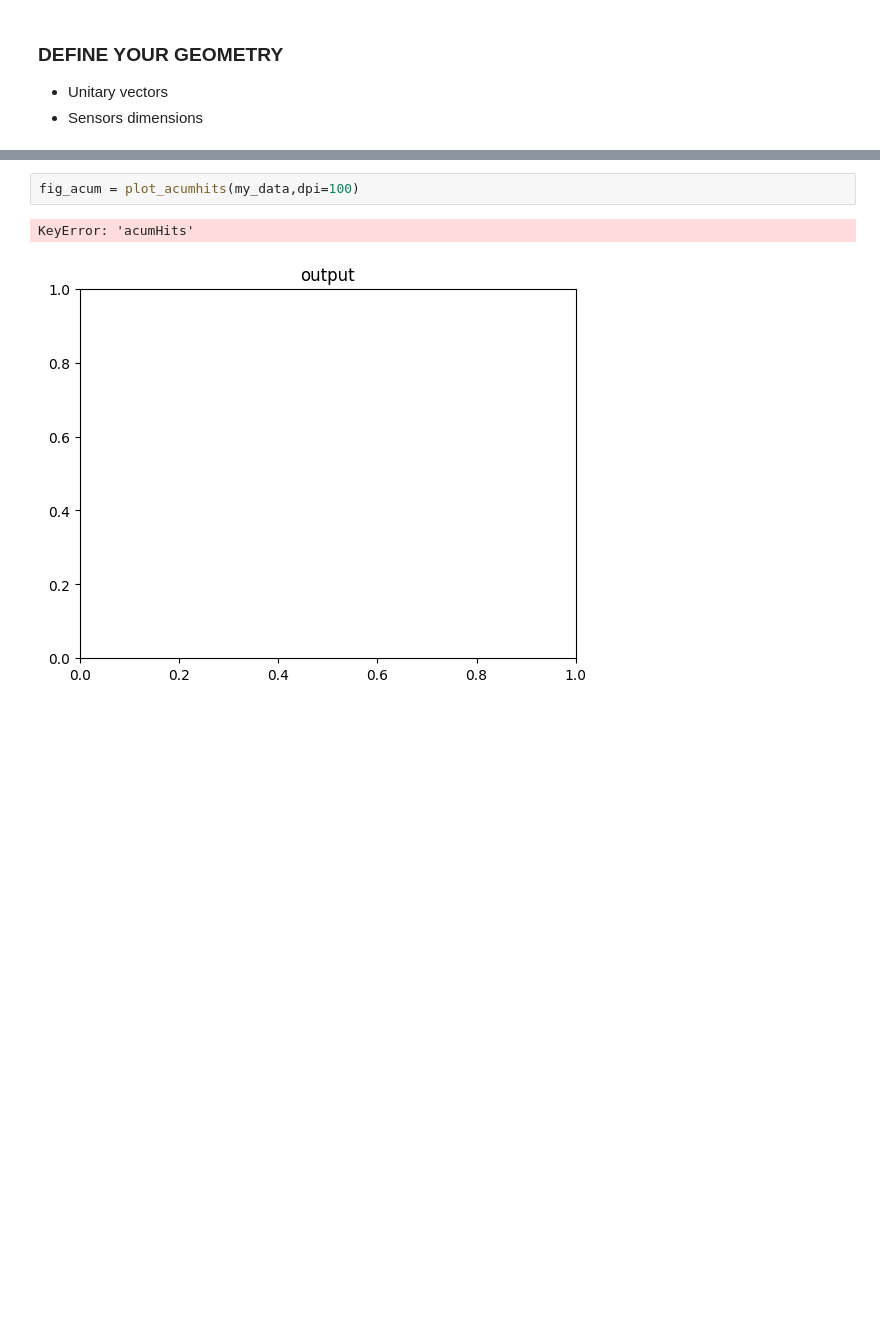
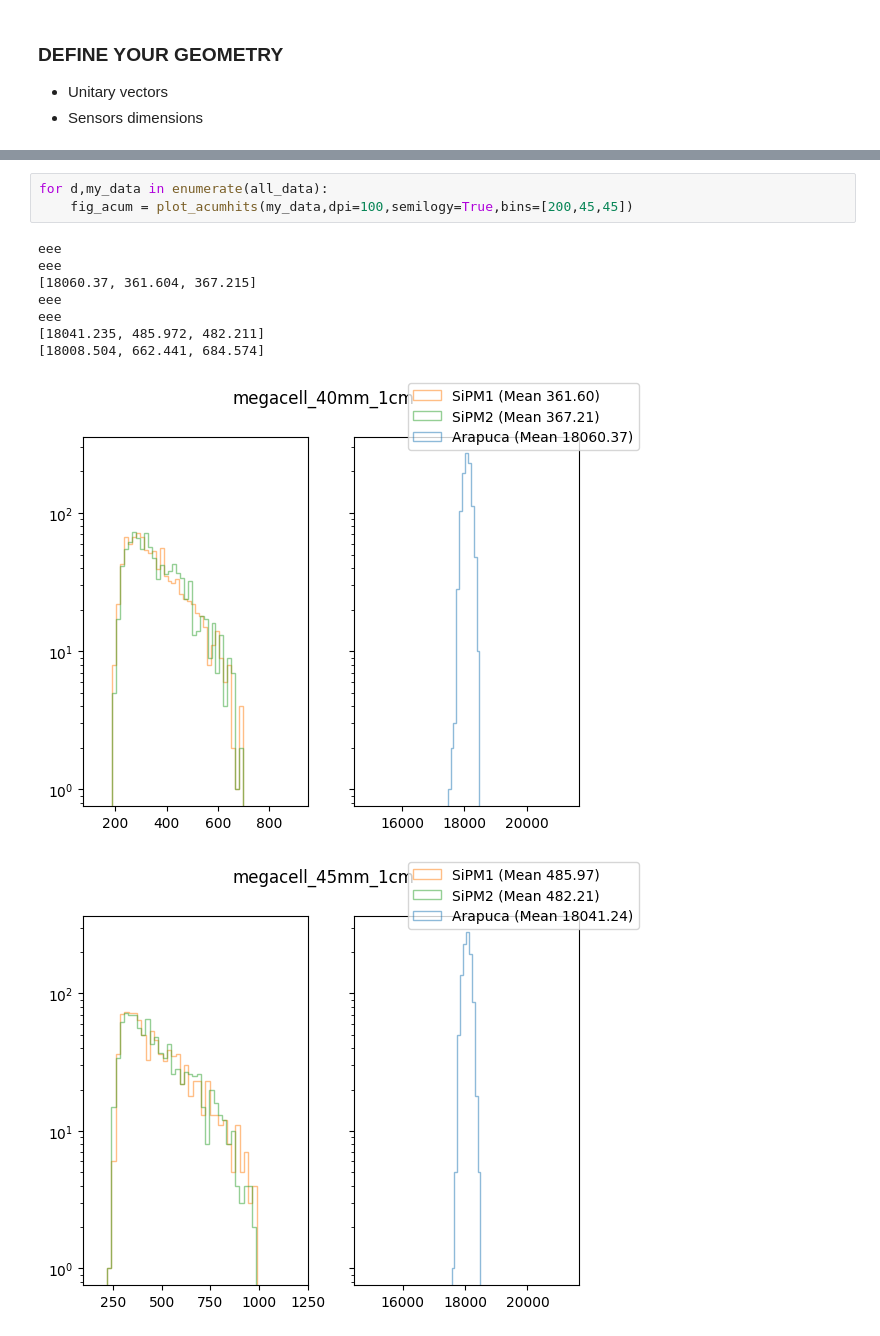
Before and after one commit to CIEMAT-Neutrino/CAJITA, a Jupyter notebook: analysis/Simulation_Output.ipynb, the cells around one changed output, grey strips where cells are left out. Cells and saved outputs as stored; diff of their text form; blank space fills up the shorter version.

```diff
--- a/analysis/Simulation_Output.ipynb
+++ b/analysis/Simulation_Output.ipynb
@@ -143,5 +145,13 @@ fig_ph = plot_photon_density(my_data,sensors_info,dpi=50)
-# %%
-fig_acum = plot_acumhits(my_data,dpi=100)
-# %% [output]
-KeyError: 'acumHits'
-[figure, removed]
+# %%
+for d,my_data in enumerate(all_data):
+    fig_acum = plot_acumhits(my_data,dpi=100,semilogy=True,bins=[200,45,45])
+# %% [output]
+eee
+eee
+[18060.37, 361.604, 367.215]
+eee
+eee
+[18041.235, 485.972, 482.211]
+[18008.504, 662.441, 684.574]
+[figure, added]
+[figure, added]
```
Also changed, not shown: parts of 8 cells of this notebook.
